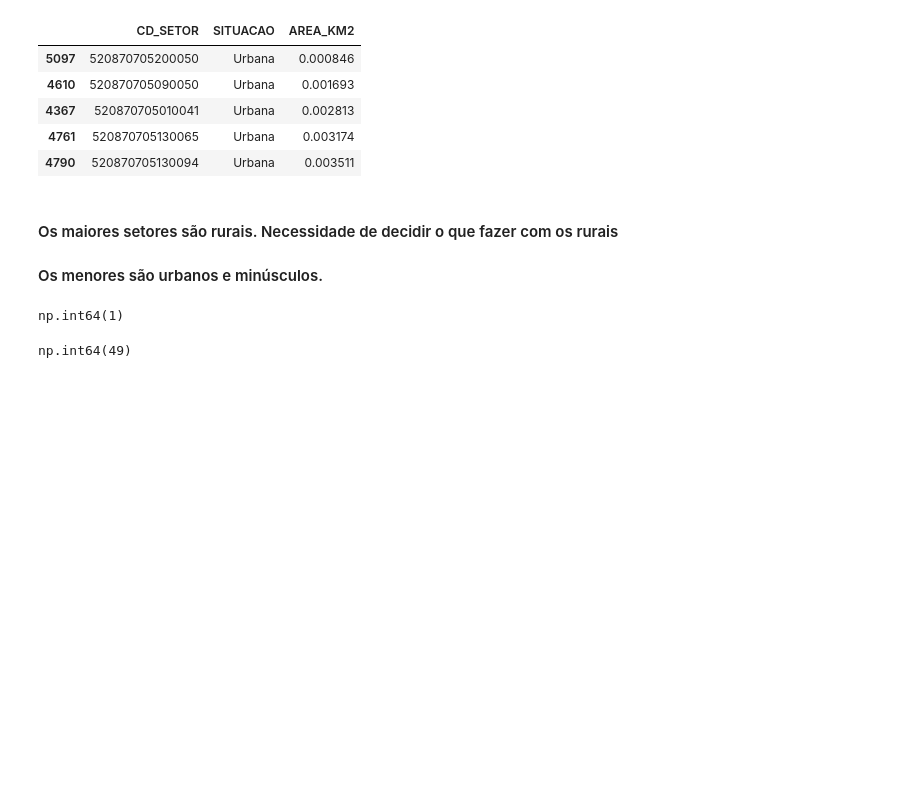
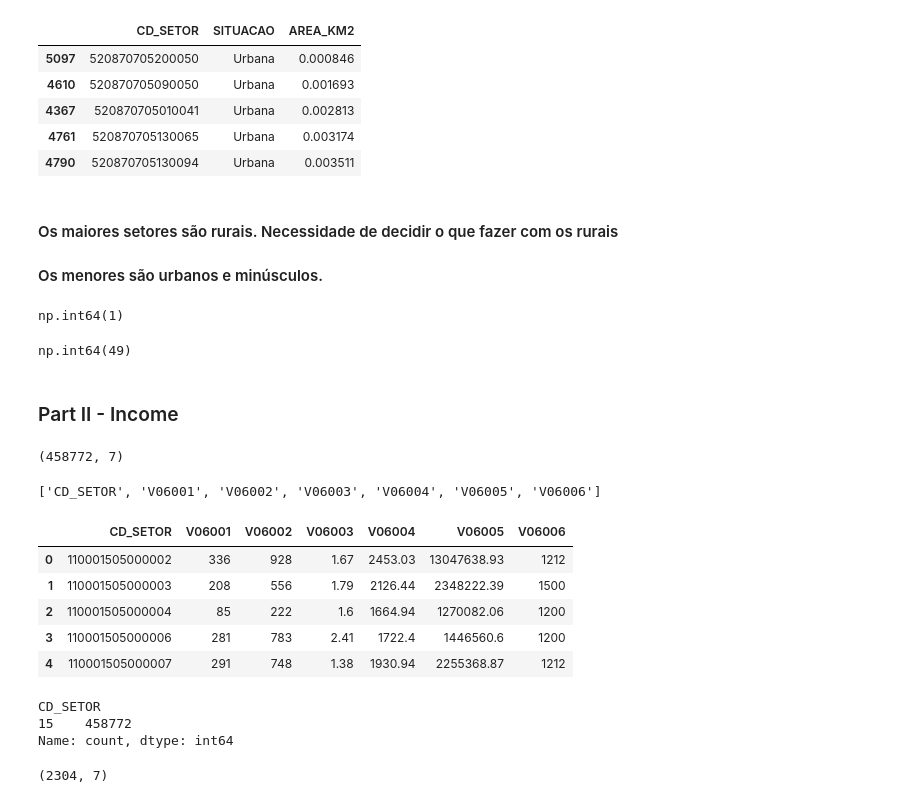
Before and after one commit to HannahGrecco/goiania-thermal-justice, a Jupyter notebook: notebooks/01_data_prep.ipynb, the cells around one changed output. Saved outputs shown, nothing was run; the diff lists cells and outputs as text; code cells hidden in the pictures; blank space fills up the shorter version.

```diff
--- a/notebooks/01_data_prep.ipynb
+++ b/notebooks/01_data_prep.ipynb
@@ -162,3 +163,34 @@ goiania_sectors["is_rural"] = goiania_sectors["SITUACAO"] == "Rural"
 goiania_sectors["small_sector"] = goiania_sectors["AREA_KM2"] < thermal_pixel
 # %%
 goiania_sectors.to_file(PROCESSED / "goiania_sectors.gpkg", driver="GPKG")
+# %% [markdown]
+### Part II - Income
+# %%
+income = pd.read_csv(RAW / "Agregados_por_setores_renda_responsavel_BR.csv", sep=";", dtype={"CD_SETOR": str},)
+income.shape
+# %% [output]
+(458772, 7)
+# %%
+income.columns.tolist()
+# %% [output]
+['CD_SETOR', 'V06001', 'V06002', 'V06003', 'V06004', 'V06005', 'V06006']
+# %%
+income.head()
+# %% [output]
+|  | CD_SETOR | V06001 | V06002 | V06003 | V06004 | V06005 | V06006 |
+| 0 | 110001505000002 | 336 | 928 | 1.67 | 2453.03 | 13047638.93 | 1212 |
+| 1 | 110001505000003 | 208 | 556 | 1.79 | 2126.44 | 2348222.39 | 1500 |
+| 2 | 110001505000004 | 85 | 222 | 1.6 | 1664.94 | 1270082.06 | 1200 |
+| 3 | 110001505000006 | 281 | 783 | 2.41 | 1722.4 | 1446560.6 | 1200 |
+| 4 | 110001505000007 | 291 | 748 | 1.38 | 1930.94 | 2255368.87 | 1212 |
+# %%
+income["CD_SETOR"].str.len().value_counts()
+# %% [output]
+CD_SETOR
+15    458772
+Name: count, dtype: int64
+# %%
+goiania_income = income[income["CD_SETOR"].str.startswith("5208707")].copy()
+goiania_income.shape
+# %% [output]
+(2304, 7)
```
Also changed, not shown: parts of 33 cells of this notebook, 3 other files.
